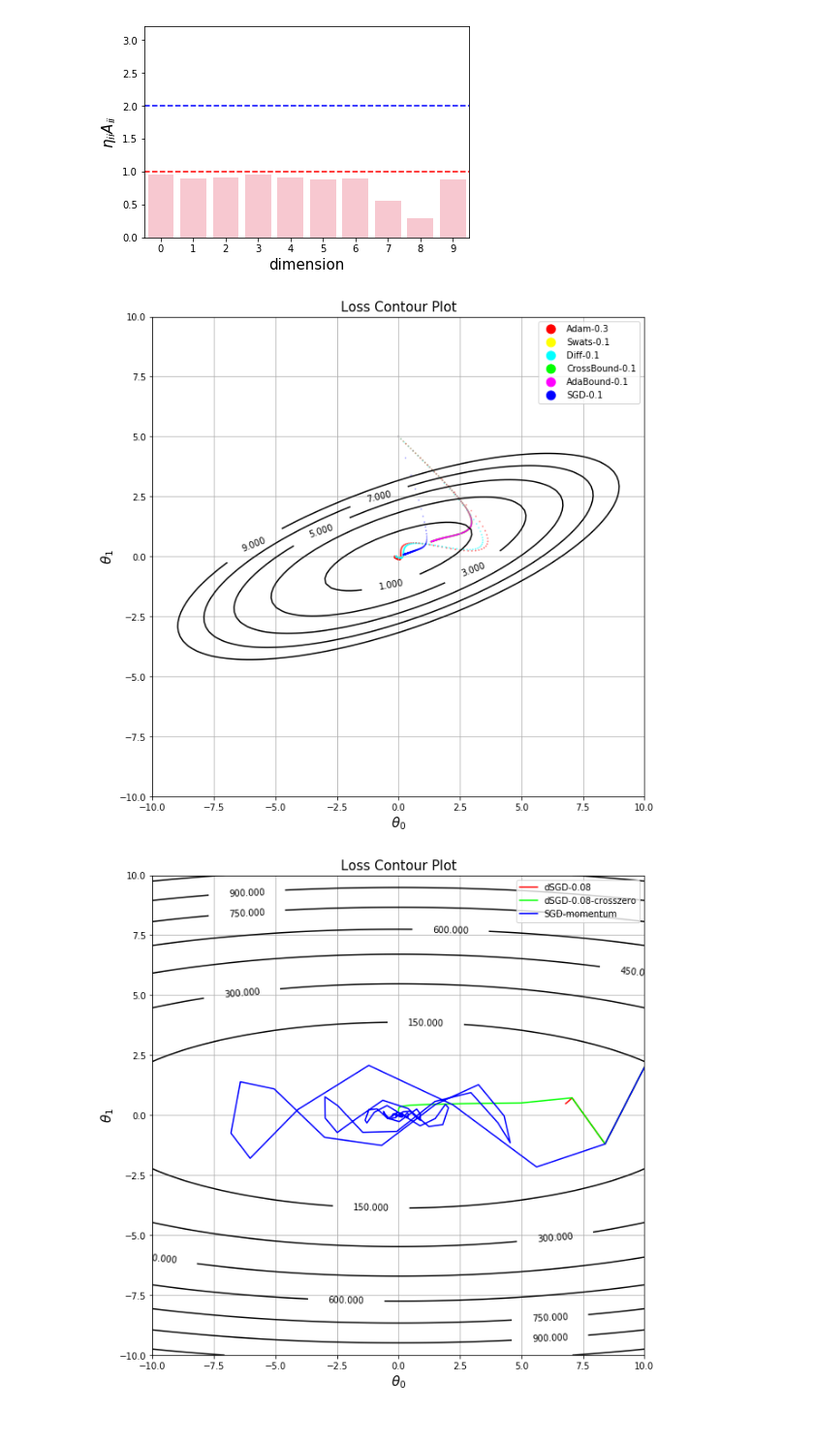
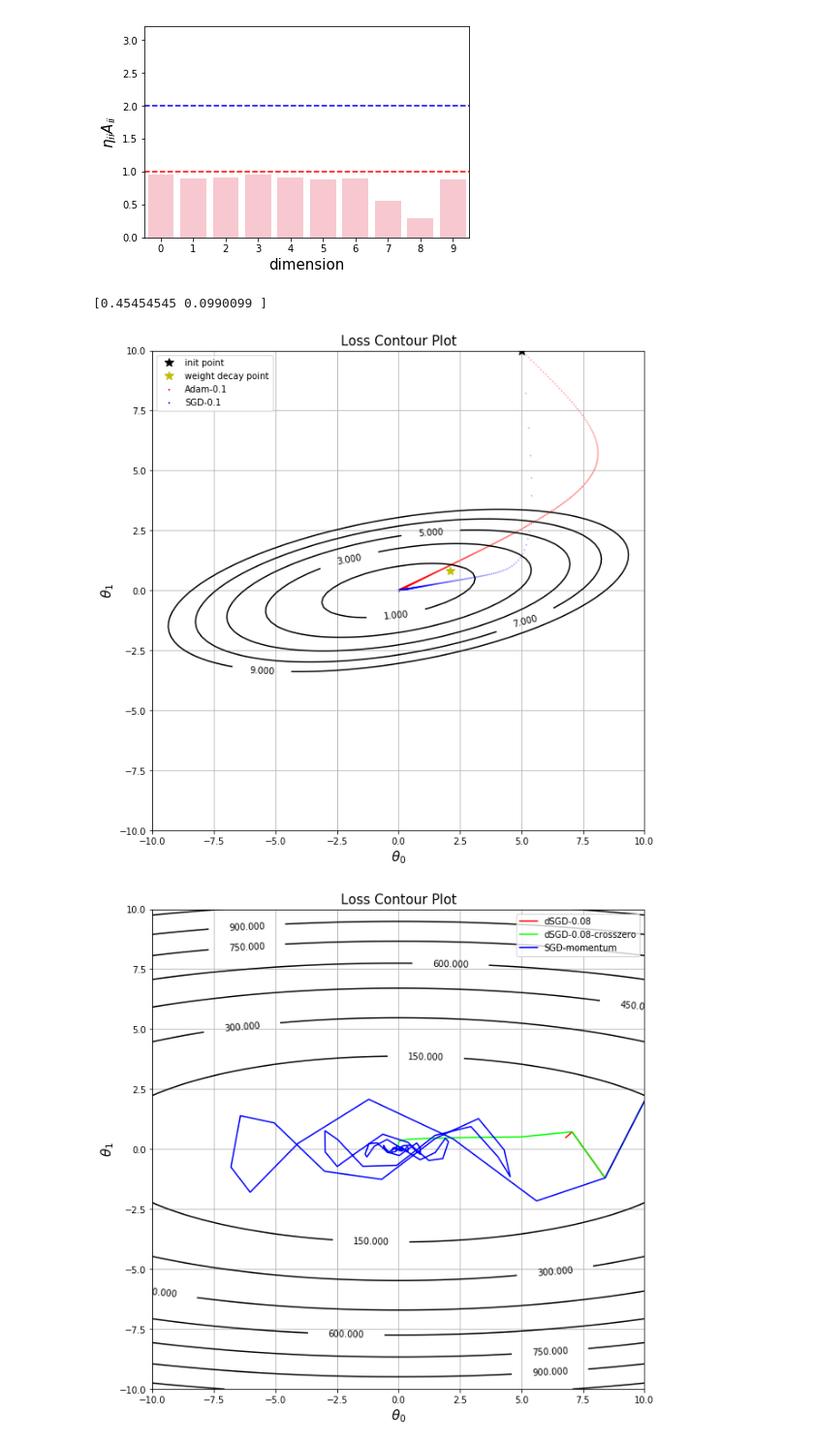
Before and after one commit to nathanwang000/MTL, a Jupyter notebook: FigureMLD5.ipynb, the cells around one changed output. Shown at 97% size. Drawn from its saved outputs; the diff is of its cells as text; code cells hidden in the pictures.

```diff
--- a/FigureMLD5.ipynb
+++ b/FigureMLD5.ipynb
@@ -172,7 +198,13 @@ def gen_loss(scale_x=1, scale_y=1, theta=0):
     # x is n by d, here d=2
     def res(x):
         return (x.mm(M) * x).sum(1)
-    return res
+
+    return res, M
+
+def weight_decay(M, a, w0):
+    return np.linalg.inv(M + a * np.eye(len(M))).dot(a * w0)
+# %% [output]
+[0.45454545 0.0990099 ]
 # %%
 import numpy as np
 import matplotlib.pyplot as plt
@@ -247,50 +279,43 @@ class OptPath():
         if line:
             plt.plot(path[0], path[1], c=color, label=name)
         else:
             plt.scatter(path[0], path[1], s=s, c=colors, label=name)
 
     def draw_error(self, path=None, color=[1,0,1], name=None):
         if path is None: path =self.x_path
         if name is None:
             name = str(self.opt).split("(")[0].strip() + "-" + str(self.lr)
             if self.schedule is not None and self.crosszero:
                 name += "-crosszero"
         d = np.sqrt(path[0]**2 + path[1]**2)
         plt.plot(d, '-o', color=color, markersize=1, lw=0.5, label=name)
 
 opt_path = OptPath()
-criteria = gen_loss(0.1, 1, 20)
-niter = 100
-x0 = np.array([0, 5])
+criteria, M = gen_loss(0.1, 1, 10)
+niter = 300
+x0 = np.array([5, 10])
+x_wd = weight_decay(M.numpy(), 0.05, x0)
+plt.plot([x0[0]], [x0[1]], "*", color='k', markersize=10, label="init point")
+plt.plot([x_wd[0]], [x_wd[1]], "*", color='y', markersize=10, label="weight decay point")
 
-opt_path.get_path(criteria, x0, niter=niter, lr=0.3, opt=torch.optim.Adam)
+opt_path.get_path(criteria, x0, niter=niter, lr=0.1, opt=torch.optim.Adam)
 opt_path.draw_path(color=[1,0,0])
-
-opt_path.get_path(criteria, x0, niter=niter, lr=0.1, opt=optimizers.Swats)
-opt_path.draw_path(color=[1,1,0])
-
-opt_path.get_path(criteria, x0, niter=niter, lr=0.1, opt=optimizers.Diff)
-opt_path.draw_path(color=[0,1,1])
-
-opt_path.get_path(criteria, x0, niter=niter, lr=0.1, opt=optimizers.CrossBound)
-opt_path.draw_path(color=[0,1,0])
-
-opt_path.get_path(criteria, x0, niter=niter, lr=0.1, opt=optimizers.AdaBound)
-opt_path.draw_path(color=[1,0,1])
 
 opt_path.get_path(criteria, x0, niter=niter, lr=0.1, opt=torch.optim.SGD)
 opt_path.draw_path(color=[0,0,1])
 
 # main drawing
 drawContour(Loss(criteria), "Loss", levels=[1,3,5,7,9])
 fig = plt.gcf()
 fig.set_size_inches(10, 10)
 plt.grid()
-leg = plt.legend(markerscale=10)
+leg = plt.legend(markerscale=1)
 for lh in leg.legendHandles:
     lh.set_alpha(1)
+plt.xlim([-10, 10])
+plt.ylim([-10, 10])
 plt.show()
 # %% [output]
-[figure, old version]
+[figure, new version]
 # %%
 opt_path = OptPath()
```
Also changed, not shown: parts of 10 cells of this notebook, 1 other file.
